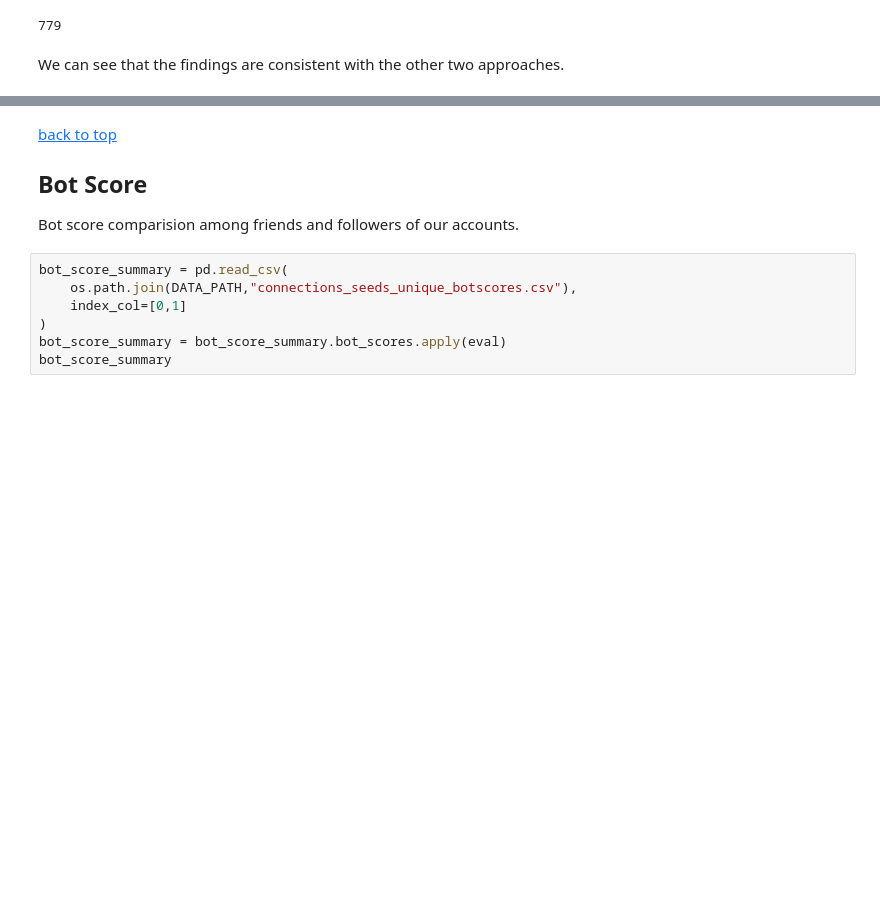
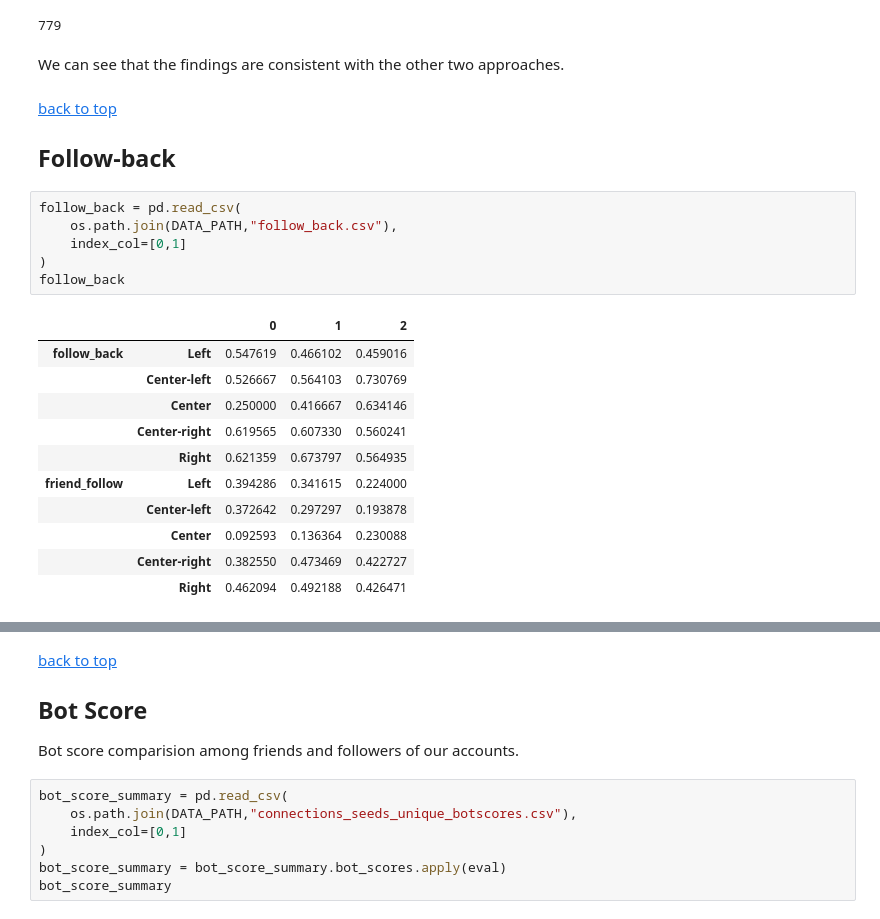
Before and after one commit to osome-iu/DrifterBot, a Jupyter notebook: exps/FinalPaperPlots.ipynb, the cells around one changed output, grey strips where cells are left out. Drawn from its saved outputs; the diff is of its cells as text; blank space fills up the shorter version.

```diff
--- a/exps/FinalPaperPlots.ipynb
+++ b/exps/FinalPaperPlots.ipynb
@@ -282,3 +283,25 @@ len(group_raw_dfs['right']) + len(group_raw_dfs['left'])
 779
 # %% [markdown]
 We can see that the findings are consistent with the other two approaches.
+# %% [markdown]
+[back to top](#top)
+<a id='follow_back'></a>
+## Follow-back
+# %%
+follow_back = pd.read_csv(
+    os.path.join(DATA_PATH,"follow_back.csv"),
+    index_col=[0,1]
+)
+follow_back
+# %% [output]
+|  |  | 0 | 1 | 2 |
+| follow_back | Left | 0.547619 | 0.466102 | 0.459016 |
+|  | Center-left | 0.526667 | 0.564103 | 0.730769 |
+|  | Center | 0.250000 | 0.416667 | 0.634146 |
+|  | Center-right | 0.619565 | 0.607330 | 0.560241 |
+|  | Right | 0.621359 | 0.673797 | 0.564935 |
+| friend_follow | Left | 0.394286 | 0.341615 | 0.224000 |
+|  | Center-left | 0.372642 | 0.297297 | 0.193878 |
+|  | Center | 0.092593 | 0.136364 | 0.230088 |
+|  | Center-right | 0.382550 | 0.473469 | 0.422727 |
+|  | Right | 0.462094 | 0.492188 | 0.426471 |
```
Also changed, not shown: parts of 4 cells of this notebook, 5 other files.
